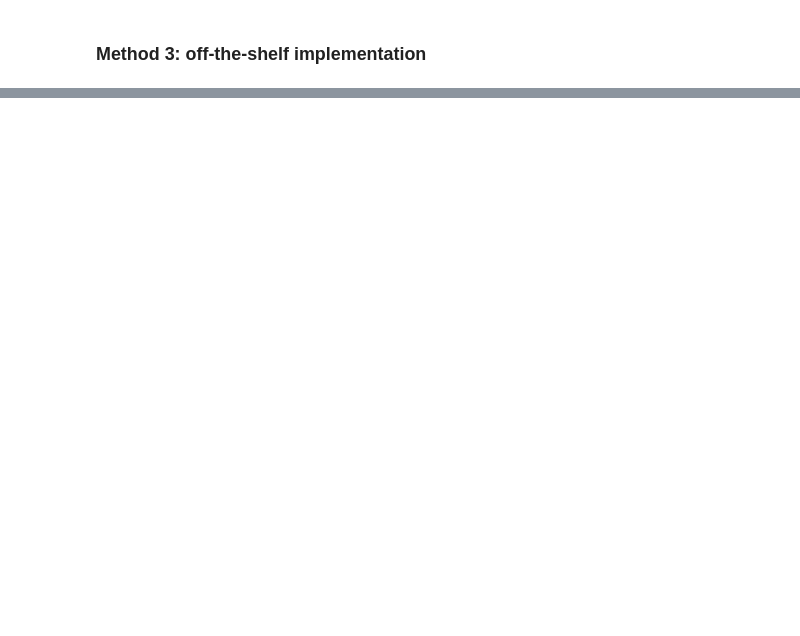
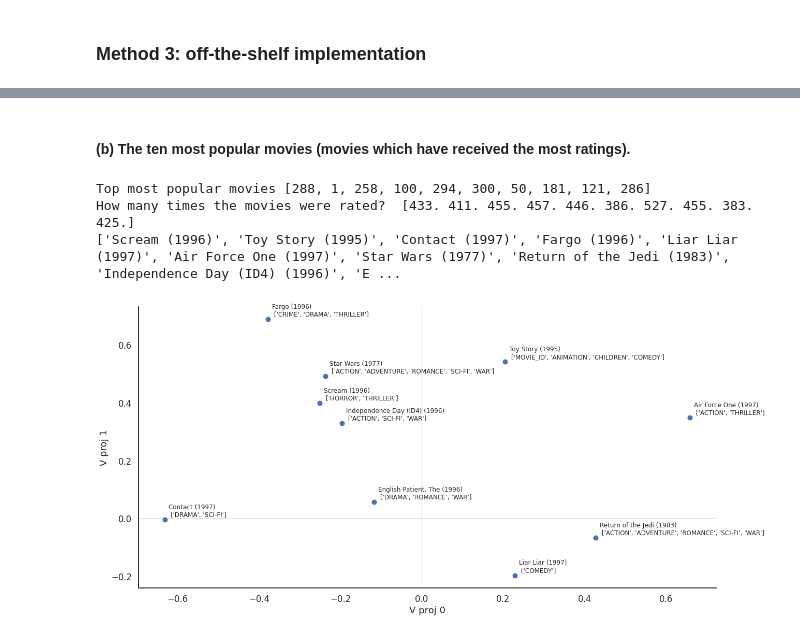
Before and after one commit to francescazfl/pandas, a Jupyter notebook: project2/sorina_project2.ipynb, the cells around one changed output, grey strips where cells are left out. Saved outputs shown, nothing was run; the diff lists cells and outputs as text; code cells hidden in the pictures; blank space fills up the shorter version.

```diff
--- a/project2/sorina_project2.ipynb
+++ b/project2/sorina_project2.ipynb
@@ -319,0 +422,36 @@ visualize(algo.qi[:,0:10], list_movies_titles, list_movies_genre)
+# %% [markdown]
+#### (b) The ten most popular movies (movies which have received the most ratings).
+# %%
+topn = 10
+topn_pop_df = get_top_pop_movie_data(data, movies, topn)
+list_movies_id = topn_pop_df.MOVIE_ID
+list_movies_id = list(set(list_movies_id.to_list()))
+print("Top most popular movies", list_movies_id)
+
+(
+    list_movies_id,
+    list_movies_genre,
+    list_movies_titles,
+) = get_list_movies_from_list_of_ids(data, list_movies_id)
+
+
+
+
+average_rating, ct = get_average_ratings_for_list_movies_ids(Y_train_df)
+list_average_ratings = average_rating / ct
+print("How many times the movies were rated? ", ct)
+
+(
+    list_movies_id,
+    list_movies_genre,
+    list_movies_titles,
+) = get_list_movies_from_list_of_ids(data, list_movies_id)
+
+
+V_proj_selection = get_V_proj_selection(list_movies_id, qi_proj)
+visualize(V_proj_selection, list_movies_titles, list_movies_genre, "method3_partb.pdf")
+# %% [output]
+Top most popular movies [288, 1, 258, 100, 294, 300, 50, 181, 121, 286]
+How many times the movies were rated?  [433. 411. 455. 457. 446. 386. 527. 455. 383. 425.]
+['Scream (1996)', 'Toy Story (1995)', 'Contact (1997)', 'Fargo (1996)', 'Liar Liar (1997)', 'Air Force One (1997)', 'Star Wars (1977)', 'Return of the Jedi (1983)', 'Independence Day (ID4) (1996)', 'E ...
+[figure, added]
```
Also changed, not shown: parts of 26 cells of this notebook.
